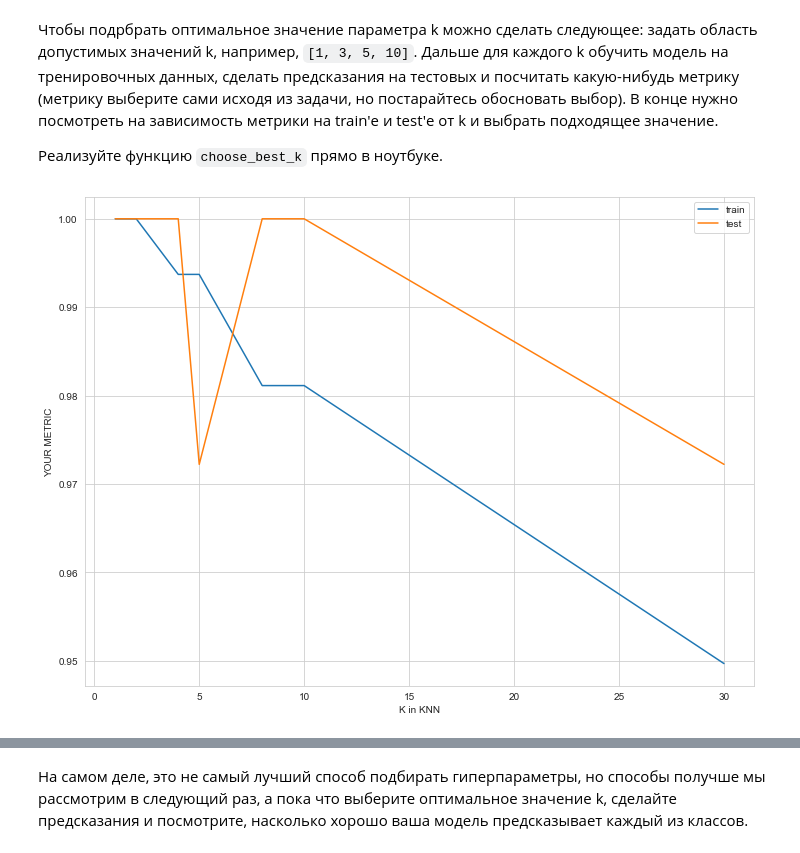
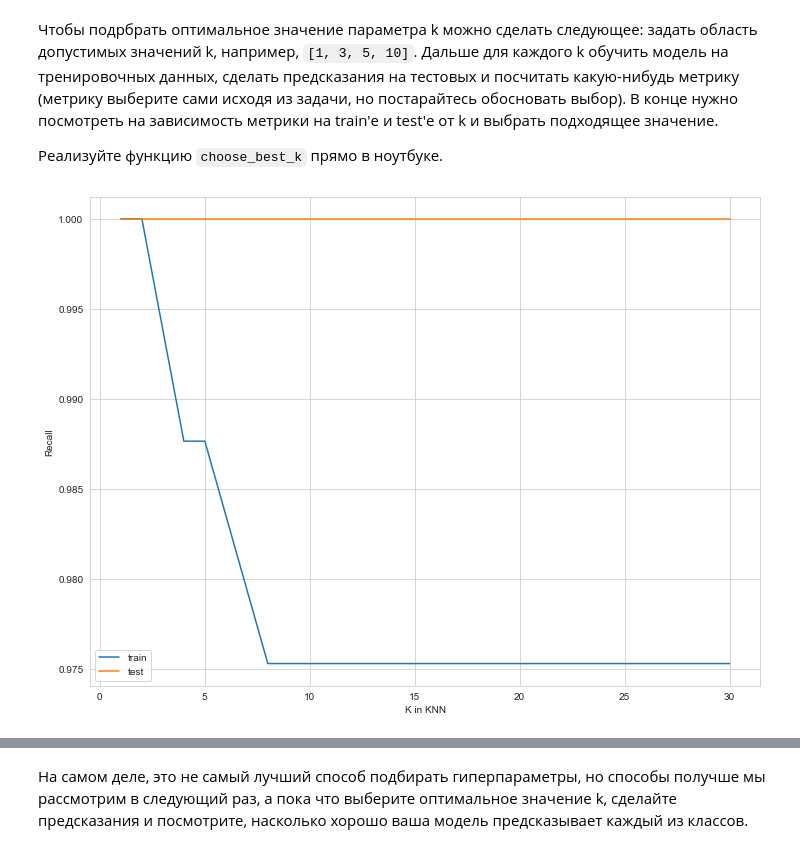
Before and after one commit to Olga-Bagrova/BI_ML_2024, a Jupyter notebook: hw_1_knn/code/KNN.ipynb, the cells around one changed output, grey strips where cells are left out. Cells and saved outputs as stored; diff of their text form; code cells hidden in the pictures.

```diff
--- a/hw_1_knn/code/KNN.ipynb
+++ b/hw_1_knn/code/KNN.ipynb
@@ -208,16 +238,14 @@ def find_best_k(X_train, y_train, X_test, y_test, params, metric):
     train_metrics the list of metric values on train data set for each k in params
     test_metrics the list of metric values on test data set for each k in params
     """
+    train_metrics = []
     test_metrics = []
-    train_metrics = []
 
     for k in params:
-        #print('k=', k)
         knn_classifier = KNNClassifier(k = k)
         knn_classifier.fit(X_train, y_train)
         prediction_train = knn_classifier.predict(X_train)
-        train_metrics.append(metric(y_train, prediction_train))
+        train_metrics.append(metric(y_true = y_train, y_pred = prediction_train))
         prediction_test = knn_classifier.predict(X_test)
-        test_metrics.append(metric(y_test, prediction_test))
+        test_metrics.append(metric(y_true = y_test, y_pred = prediction_test))
     return train_metrics, test_metrics
-#ВЫБРАТЬ МЕТРИКУ НОРМ
@@ -227,8 +252,15 @@ train_metrics, test_metrics = find_best_k(binary_train_X, binary_train_y, binary
+# %%
+params = [1, 2, 4, 5, 8, 10, 30]
+train_metrics, test_metrics = find_best_k(binary_train_X, binary_train_y, binary_test_X, binary_test_y, params, recall_score)
+#В данной задаче, допустим, для нас нет преференций в том, чтобы ошибаться, говоря 0 или говоря 1.
+#Но реализация алгоритма такова, что, если k чётное и среди "ближайших соседей" одинаково и 0, и 1, то модель выдаст наименьшее по значению, т.е. 0 (из-за np.bincount)
+#Таким образом, кажется, что модель чаще будет выдавать 0, т.е. можно ожидать, что будет больше FN предсказаний.
+#Посмотрим recall, чтобы минимизировать этот эффект.
 # %%
 plt.plot(params, train_metrics, label="train")
 plt.plot(params, test_metrics, label="test")
 plt.legend()
 plt.xlabel("K in KNN")
-plt.ylabel("YOUR METRIC");
+plt.ylabel("Recall");
 # %% [output]
-[figure, old version]
+[figure, new version]
```
Also changed, not shown: parts of 59 cells of this notebook, 4 other files.
